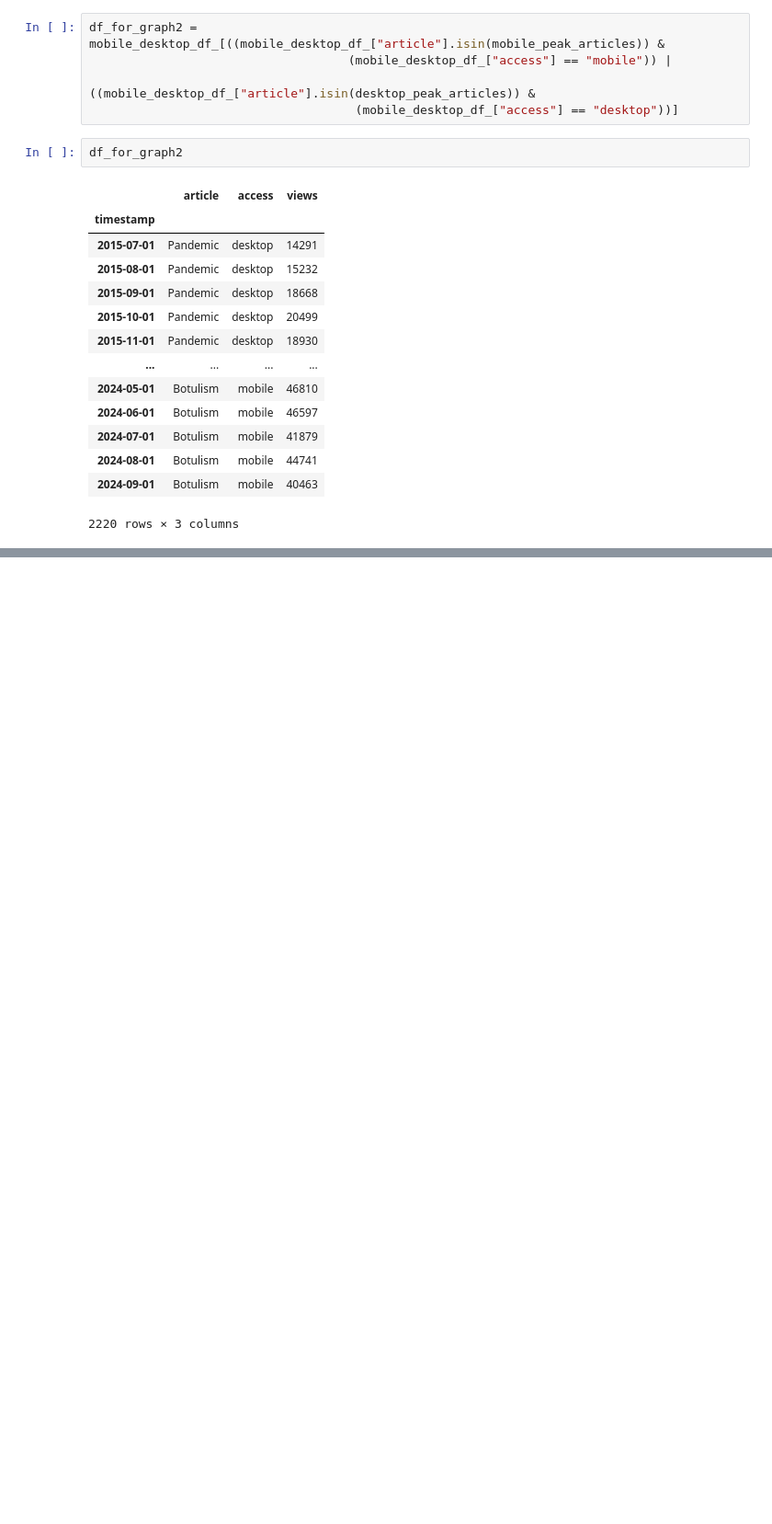
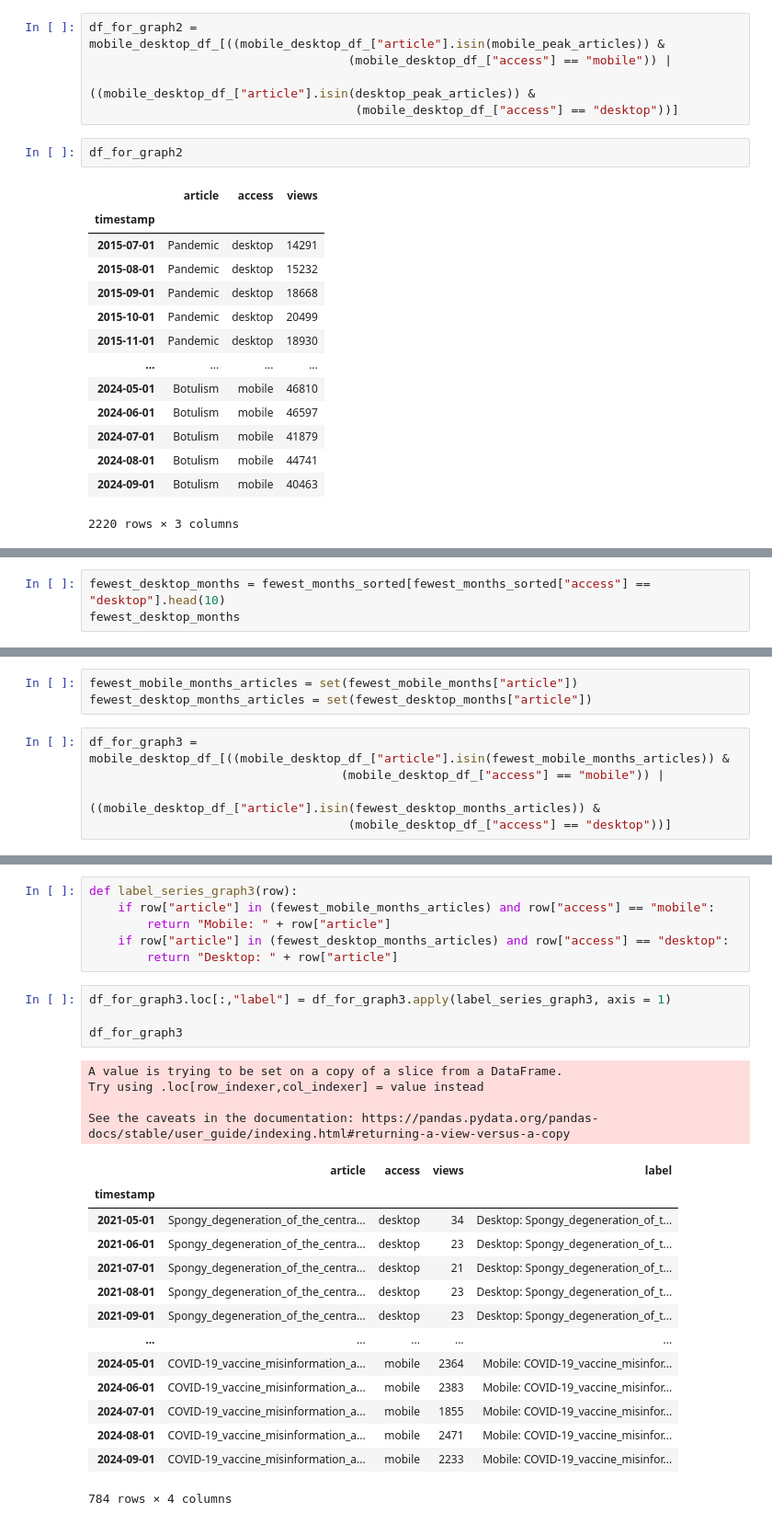
Before and after one commit to voglerdaniel/data-512-homework_1, a Jupyter notebook: code/rare_diseases_analysis.ipynb, the cells around one changed output, grey strips where cells are left out. Shown at 92% size. Cells and saved outputs as stored; diff of their text form; blank space fills up the shorter version.

```diff
--- a/code/rare_diseases_analysis.ipynb
+++ b/code/rare_diseases_analysis.ipynb
@@ -347,0 +360,3 @@ AttributeError: Text.set() got an unexpected keyword argument 'loc'
+# %%
+fewest_desktop_months = fewest_months_sorted[fewest_months_sorted["access"] == "desktop"].head(10)
+fewest_desktop_months
@@ -347,0 +375,8 @@ AttributeError: Text.set() got an unexpected keyword argument 'loc'
+# %%
+fewest_mobile_months_articles = set(fewest_mobile_months["article"])
+fewest_desktop_months_articles = set(fewest_desktop_months["article"])
+# %%
+df_for_graph3 = mobile_desktop_df_[((mobile_desktop_df_["article"].isin(fewest_mobile_months_articles)) &
+                                   (mobile_desktop_df_["access"] == "mobile")) |
+                                   ((mobile_desktop_df_["article"].isin(fewest_desktop_months_articles)) &
+                                    (mobile_desktop_df_["access"] == "desktop"))]
@@ -347,0 +400,29 @@ AttributeError: Text.set() got an unexpected keyword argument 'loc'
+# %%
+def label_series_graph3(row):
+    if row["article"] in (fewest_mobile_months_articles) and row["access"] == "mobile":
+        return "Mobile: " + row["article"]
+    if row["article"] in (fewest_desktop_months_articles) and row["access"] == "desktop":
+        return "Desktop: " + row["article"]
+# %%
+df_for_graph3.loc[:,"label"] = df_for_graph3.apply(label_series_graph3, axis = 1)
+
+df_for_graph3
+# %% [output]
+A value is trying to be set on a copy of a slice from a DataFrame.
+Try using .loc[row_indexer,col_indexer] = value instead
+
+See the caveats in the documentation: https://pandas.pydata.org/pandas-docs/stable/user_guide/indexing.html#returning-a-view-versus-a-copy
+|  | article | access | views | label |
+| timestamp |  |  |  |  |
+| 2021-05-01 | Spongy_degeneration_of_the_centra... | desktop | 34 | Desktop: Spongy_degeneration_of_t... |
+| 2021-06-01 | Spongy_degeneration_of_the_centra... | desktop | 23 | Desktop: Spongy_degeneration_of_t... |
+| 2021-07-01 | Spongy_degeneration_of_the_centra... | desktop | 21 | Desktop: Spongy_degeneration_of_t... |
+| 2021-08-01 | Spongy_degeneration_of_the_centra... | desktop | 23 | Desktop: Spongy_degeneration_of_t... |
+| 2021-09-01 | Spongy_degeneration_of_the_centra... | desktop | 23 | Desktop: Spongy_degeneration_of_t... |
+| ... | ... | ... | ... | ... |
+| 2024-05-01 | COVID-19_vaccine_misinformation_a... | mobile | 2364 | Mobile: COVID-19_vaccine_misinfor... |
+| 2024-06-01 | COVID-19_vaccine_misinformation_a... | mobile | 2383 | Mobile: COVID-19_vaccine_misinfor... |
+| 2024-07-01 | COVID-19_vaccine_misinformation_a... | mobile | 1855 | Mobile: COVID-19_vaccine_misinfor... |
+| 2024-08-01 | COVID-19_vaccine_misinformation_a... | mobile | 2471 | Mobile: COVID-19_vaccine_misinfor... |
+| 2024-09-01 | COVID-19_vaccine_misinformation_a... | mobile | 2233 | Mobile: COVID-19_vaccine_misinfor... |
+784 rows × 4 columns
```
Also changed, not shown: parts of 23 cells of this notebook, 5 other files.
